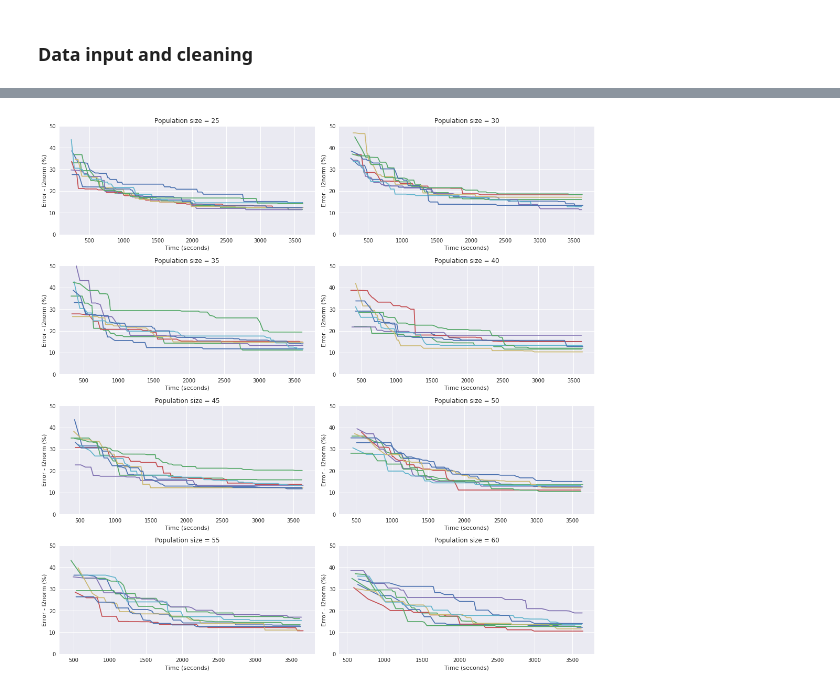
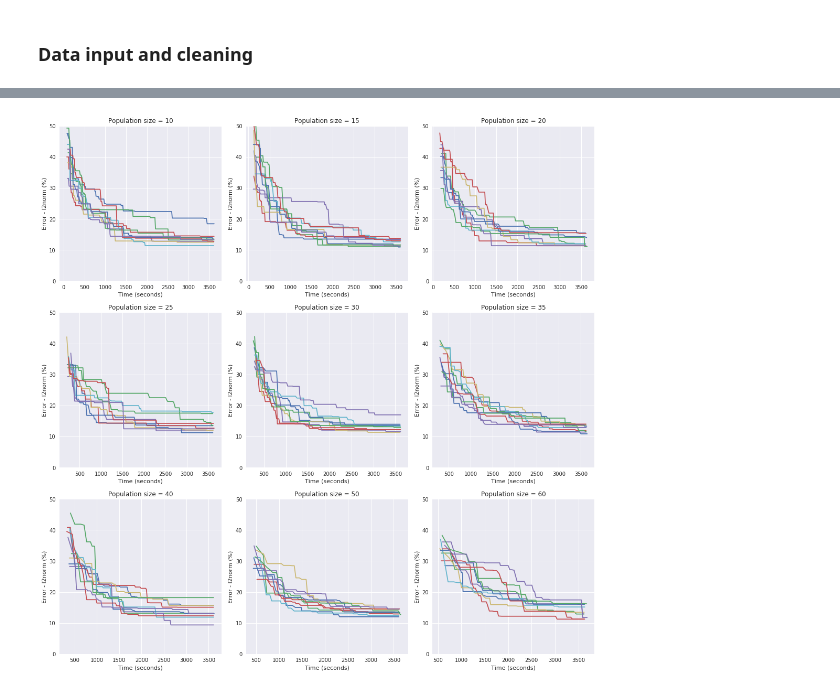
Before and after one commit to byi649/Design-Automation-Optimisation-for-Multi-Material-3D-Printing, a Jupyter notebook: Results/2018-08-17/Statistical analysis.ipynb, the cells around one changed output, grey strips where cells are left out. Cells and saved outputs as stored; diff of their text form; code cells hidden in the pictures.

```diff
--- a/Results/2018-08-17/Statistical analysis.ipynb
+++ b/Results/2018-08-17/Statistical analysis.ipynb
@@ -10,7 +10,7 @@ import numpy as np
 # %%
 import re
 sns.set()
-data = pd.read_csv("data.csv", dtype={'time':np.float64})
+data = pd.read_csv("data2.csv", dtype={'time':np.float64})
 
 data['error'] = [float(x[1:-1]) for x in data['fbest']]
 
@@ -54,4 +57,6 @@ mean_errors.rename(index={k:v for k, v in [(x, 25+x*5) for x in range(8)]})
 # %%
+plt.rcParams["figure.figsize"] =(12,9)
+
 errors.boxplot(by="nPop")
 plt.suptitle("")
 plt.xlabel("Population size")
@@ -85,17 +90,17 @@ for index, row in history.iterrows():
 # %%
 fig = plt.figure(figsize=(15, 15))
 
-for index, i in enumerate([25, 30, 35, 40, 45, 50, 55, 60]):
-    fig.add_subplot(4, 2, index+1)
+for index, i in enumerate([10, 15, 20, 25, 30, 35, 40, 50, 60]):
+    fig.add_subplot(3, 3, index+1)
     popseries = [tseries[1][x] for x in range(len(tseries[0])) if tseries[0][x] == i]
     for k in popseries:
         plt.plot(k)
     plt.title("Population size = {}".format(i))
     plt.xlabel("Time (seconds)")
     plt.ylabel("Error - l2norm (%)")
     plt.ylim([0, 50])
 
 plt.tight_layout()
 plt.show()
 # %% [output]
-[figure, old version]
+[figure, new version]
```
Also changed, not shown: parts of 4 cells of this notebook, 5 other files.
